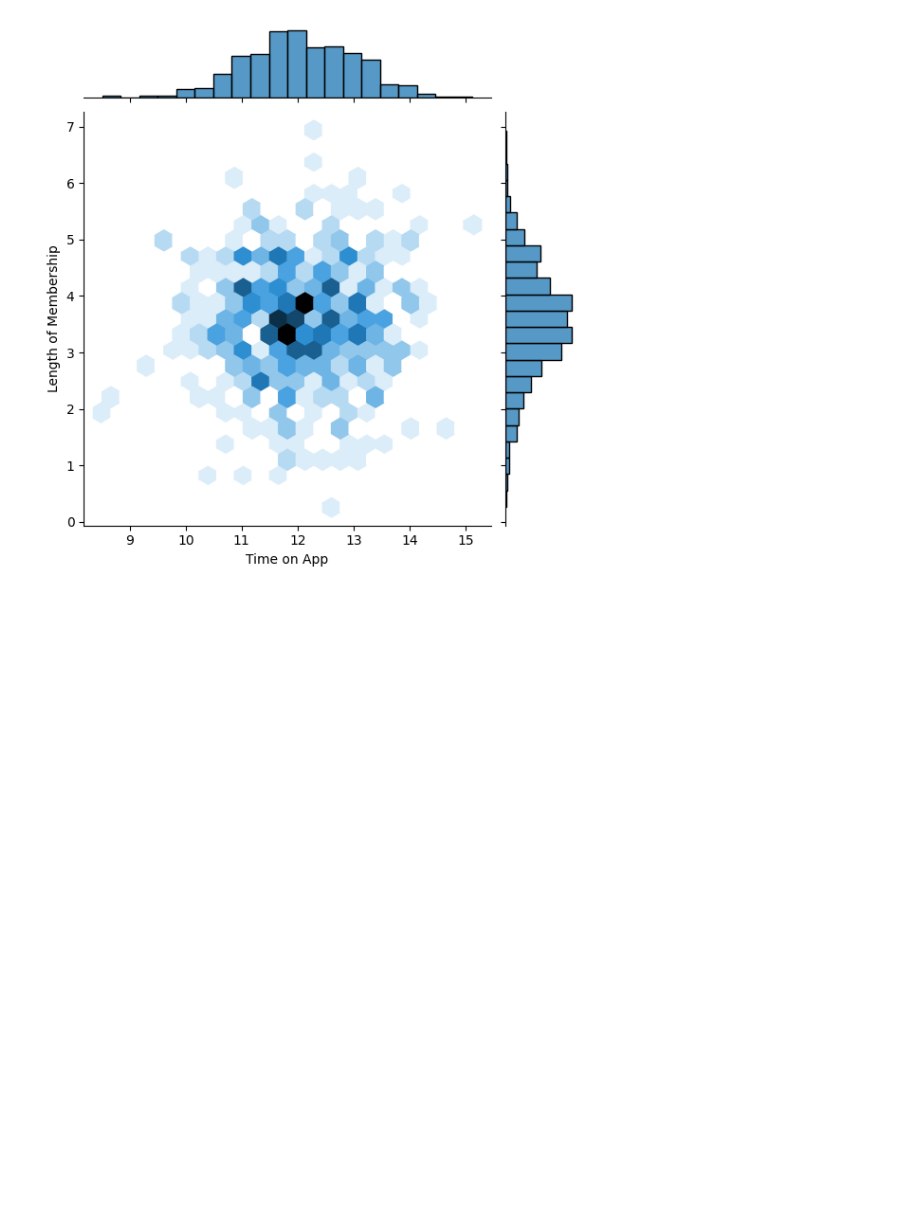
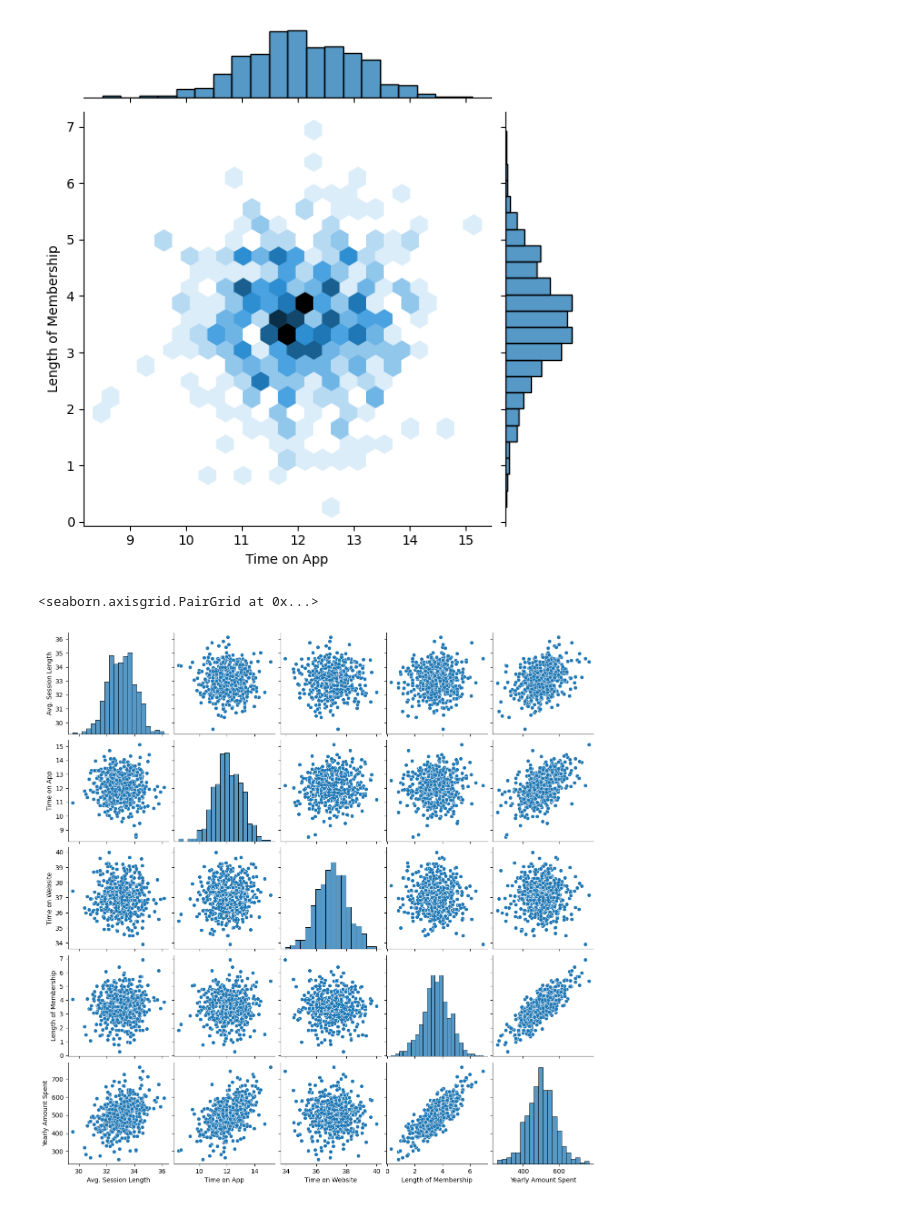
Before and after one commit to Shayan03447/Data_Science-, a Jupyter notebook: Machine_Learning/01_Linear_Regression.ipynb, the cells around one changed output. Drawn from its saved outputs; the diff is of its cells as text; code cells hidden in the pictures; blank space fills up the shorter version.

```diff
--- a/Machine_Learning/01_Linear_Regression.ipynb
+++ b/Machine_Learning/01_Linear_Regression.ipynb
@@ -44,3 +44,8 @@ sns.jointplot(x='Time on App',y='Length of Membership',data=customer,kind='hex')
 # %% [output]
 <seaborn.axisgrid.JointGrid at 0x...>
 [figure]
+# %%
+sns.pairplot(data=customer)
+# %% [output]
+<seaborn.axisgrid.PairGrid at 0x...>
+[figure, added]
```
Also changed, not shown: parts of 16 cells of this notebook, 15 other files.
